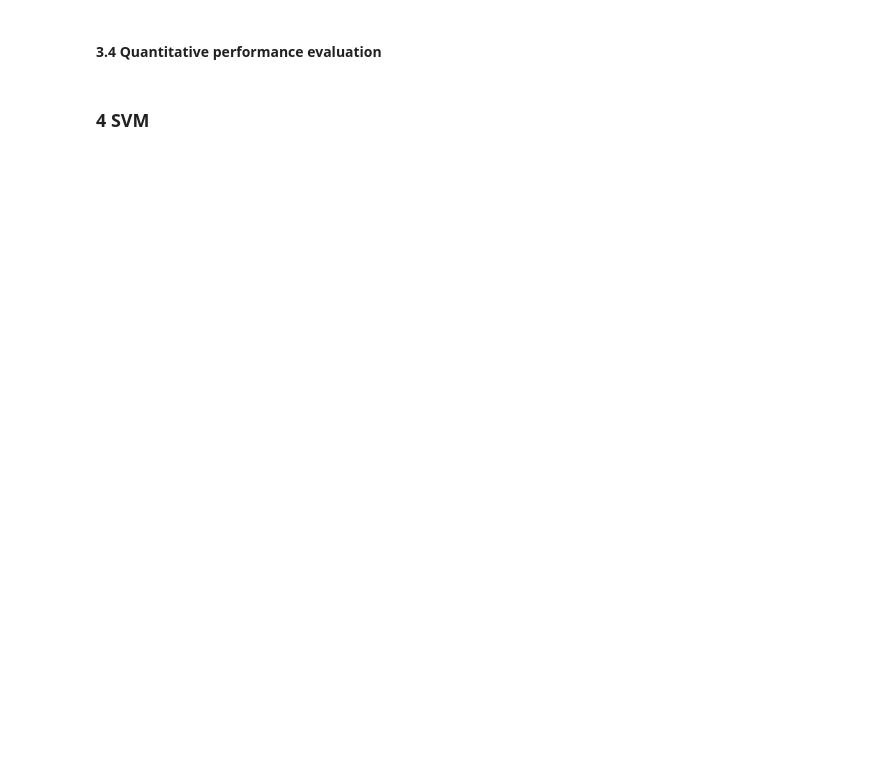
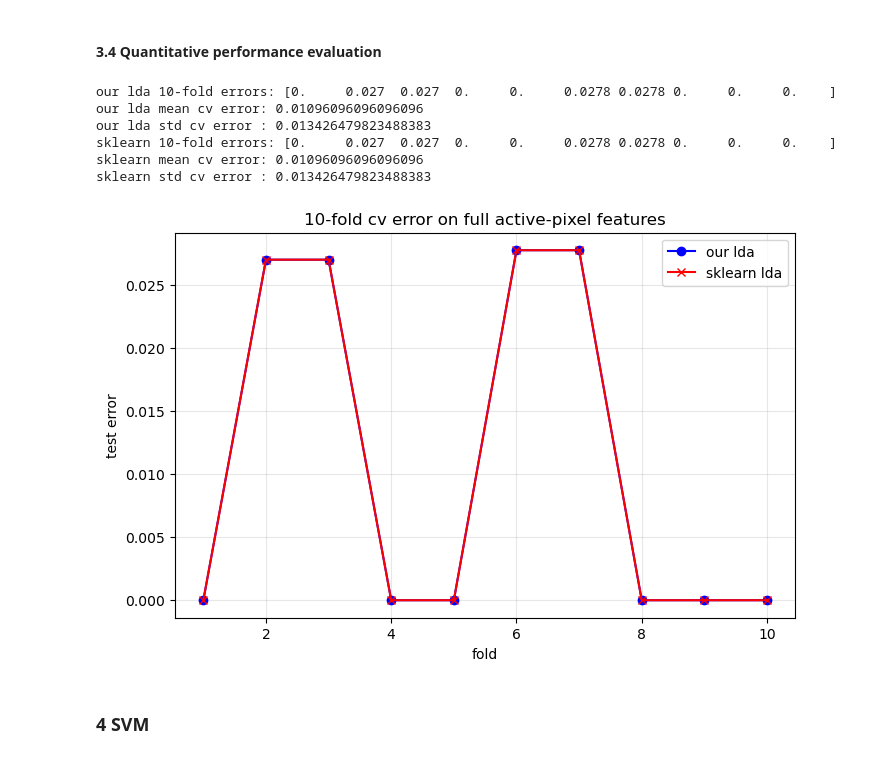
Before and after one commit to binyamolango/machine_learning_essentials, a Jupyter notebook: ex01_linear_classifiers/linear-classifiers.ipynb, the cells around one changed output. Drawn from its saved outputs; the diff is of its cells as text; code cells hidden in the pictures; blank space fills up the shorter version.

Commit message:
Solve task 3

```diff
--- a/ex01_linear_classifiers/linear-classifiers.ipynb
+++ b/ex01_linear_classifiers/linear-classifiers.ipynb
@@ -278,4 +454,58 @@ plt.show()
 # %% [markdown]
 #### 3.4 Quantitative performance evaluation
+# %%
+# full dataset (digits 3 and 9 only) with dead pixels removed
+X_all = data_39[:, live_mask]
+y_all = np.where(target_39 == 3, -1, 1)
+
+# 10-fold cross validation
+skf = StratifiedKFold(n_splits=10, shuffle=True, random_state=0)
+
+custom_cv_errors = []
+sklearn_cv_errors = []
+
+for train_idx, test_idx in skf.split(X_all, y_all):
+    Xtr, Xte = X_all[train_idx], X_all[test_idx]
+    ytr, yte = y_all[train_idx], y_all[test_idx]
+
+    # our lda
+    mu_cv, cov_cv, p_cv = fit_lda(Xtr, ytr)
+    yhat_cv = predict_lda(mu_cv, cov_cv, p_cv, Xte)
+    custom_cv_errors.append(np.mean(yhat_cv != yte))
+
+    # sklearn lda
+    sk_lda = LinearDiscriminantAnalysis(solver='svd')
+    sk_lda.fit(Xtr, ytr)
+    yhat_sk = sk_lda.predict(Xte)
+    sklearn_cv_errors.append(np.mean(yhat_sk != yte))
+
+custom_cv_errors = np.array(custom_cv_errors)
+sklearn_cv_errors = np.array(sklearn_cv_errors)
+
+print('our lda 10-fold errors:', np.round(custom_cv_errors, 4))
+print('our lda mean cv error:', custom_cv_errors.mean())
+print('our lda std cv error :', custom_cv_errors.std())
+print('sklearn 10-fold errors:', np.round(sklearn_cv_errors, 4))
+print('sklearn mean cv error:', sklearn_cv_errors.mean())
+print('sklearn std cv error :', sklearn_cv_errors.std())
+
+# simple comparison plot
+plt.figure(figsize=(8, 5))
+plt.plot(range(1, 11), custom_cv_errors, marker='o', label='our lda', color='blue')
+plt.plot(range(1, 11), sklearn_cv_errors, marker='x', label='sklearn lda', color='red')
+plt.xlabel('fold')
+plt.ylabel('test error')
+plt.title('10-fold cv error on full active-pixel features')
+plt.grid(alpha=0.3)
+plt.legend()
+plt.show()
+# %% [output]
+our lda 10-fold errors: [0.     0.027  0.027  0.     0.     0.0278 0.0278 0.     0.     0.    ]
+our lda mean cv error: 0.01096096096096096
+our lda std cv error : 0.013426479823488383
+sklearn 10-fold errors: [0.     0.027  0.027  0.     0.     0.0278 0.0278 0.     0.     0.    ]
+sklearn mean cv error: 0.01096096096096096
+sklearn std cv error : 0.013426479823488383
+[figure, added]
 # %% [markdown]
 ### 4 SVM
```
Also changed, not shown: parts of 5 cells of this notebook.
